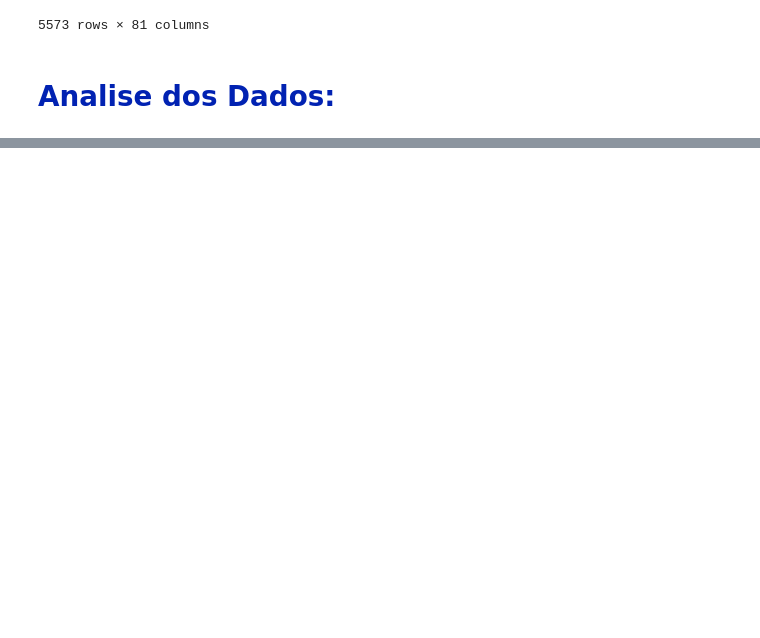
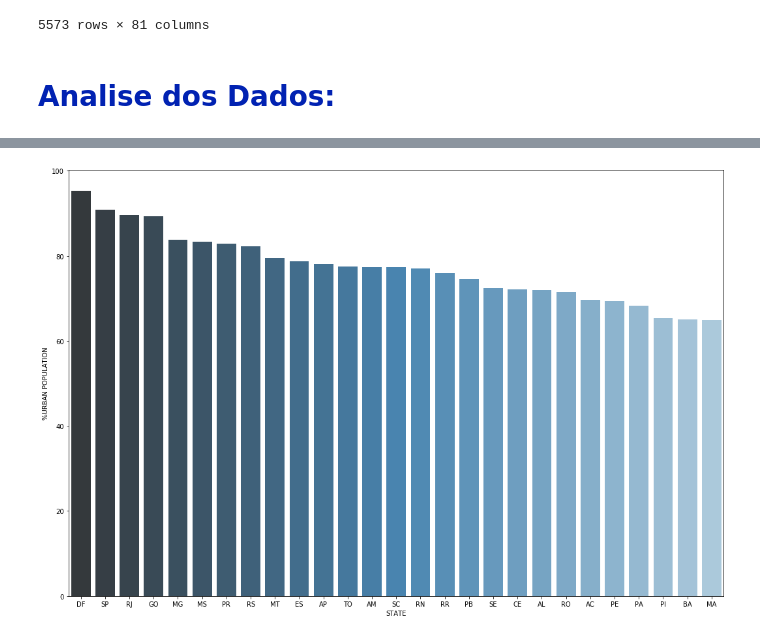
Before and after one commit to Igor-Arantes/Analise_municipios_brasileiros, a Jupyter notebook: Analise dos Municipios Brasileiros.ipynb, the cells around one changed output, grey strips where cells are left out. Saved outputs shown, nothing was run; the diff lists cells and outputs as text; code cells hidden in the pictures; blank space fills up the shorter version.

```diff
--- a/Analise dos Municipios Brasileiros.ipynb
+++ b/Analise dos Municipios Brasileiros.ipynb
@@ -106,0 +119,5 @@ sns.lmplot(x='%URBAN POPULATION', y='% CITIES WITH UBER', data=state_dataframe,
+# %%
+plt.figure(figsize=(18,12))
+ax = sns.barplot(x='STATE', y='%URBAN POPULATION', data=state_dataframe.sort_values(by=['%URBAN POPULATION'],ascending=False),palette="Blues_d")
+# %% [output]
+[figure, added]
```
Also changed, not shown: parts of 15 cells of this notebook.
